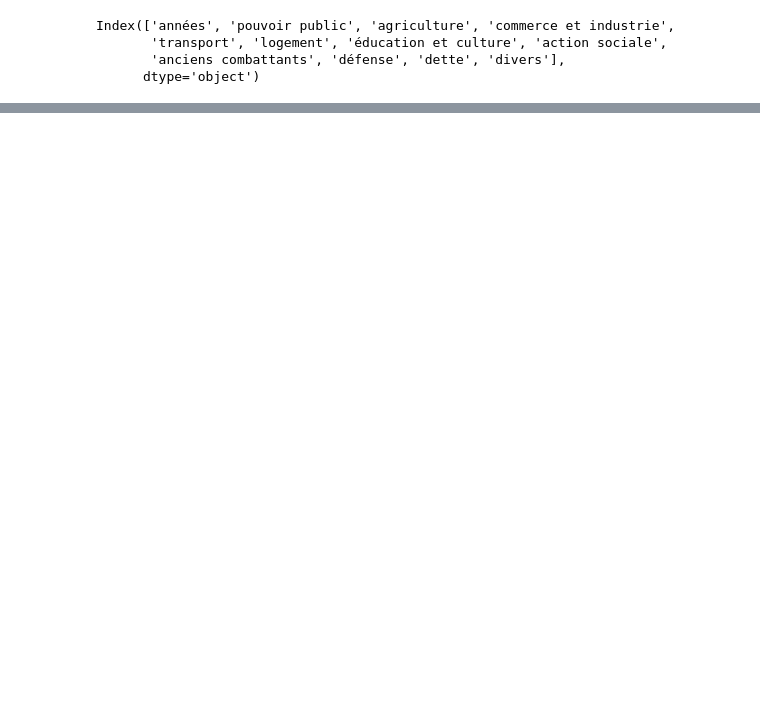
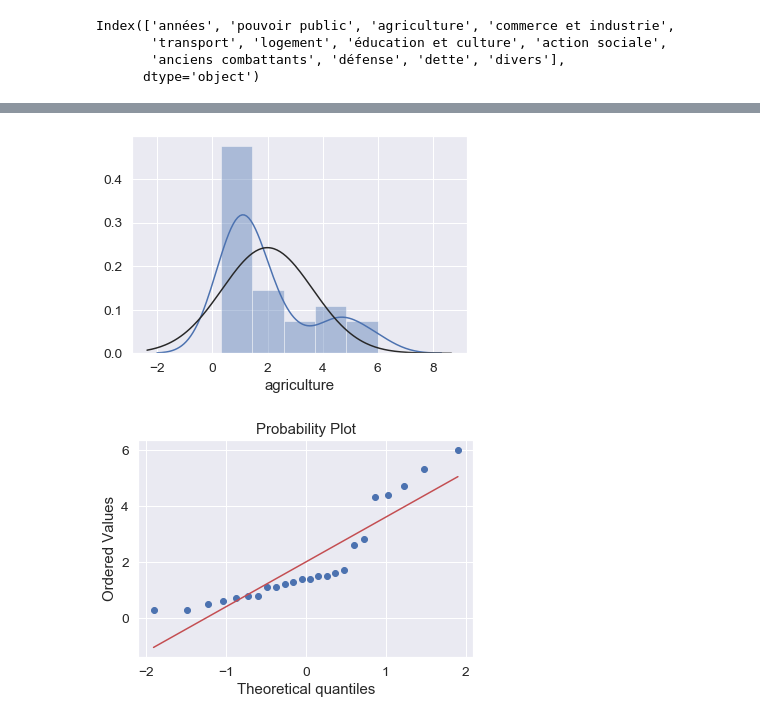
Before and after one commit to ephraim-amz/GovernmentExpensesAnalysis, a Jupyter notebook: ExpensesNotebook.ipynb, the cells around one changed output, grey strips where cells are left out. Cells and saved outputs as stored; diff of their text form; code cells hidden in the pictures; blank space fills up the shorter version.

```diff
--- a/ExpensesNotebook.ipynb
+++ b/ExpensesNotebook.ipynb
@@ -215,0 +266,10 @@ res = stats.probplot(df['dette'],plot=plt)
+# %%
+def distp(data,column):
+    sns.distplot(data[column],fit=norm)
+    fig = plt.figure()
+    res = stats.probplot(data[column],plot=plt)
+# %%
+distp(df,'agriculture')
+# %% [output]
+[figure, added]
+[figure, added]
```
Also changed, not shown: parts of 35 cells of this notebook.
